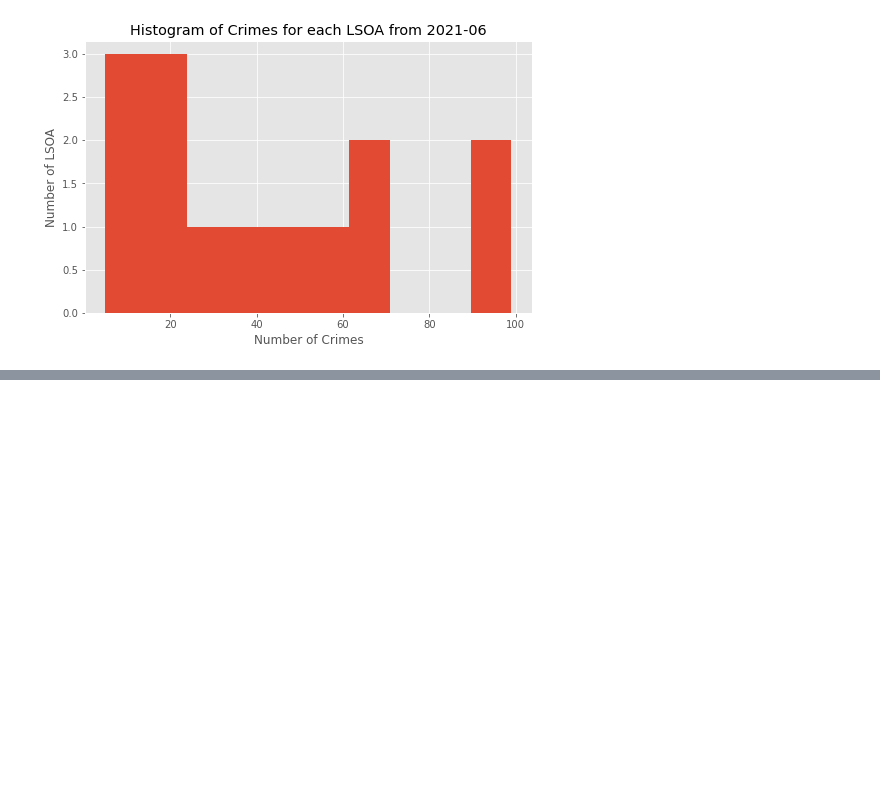
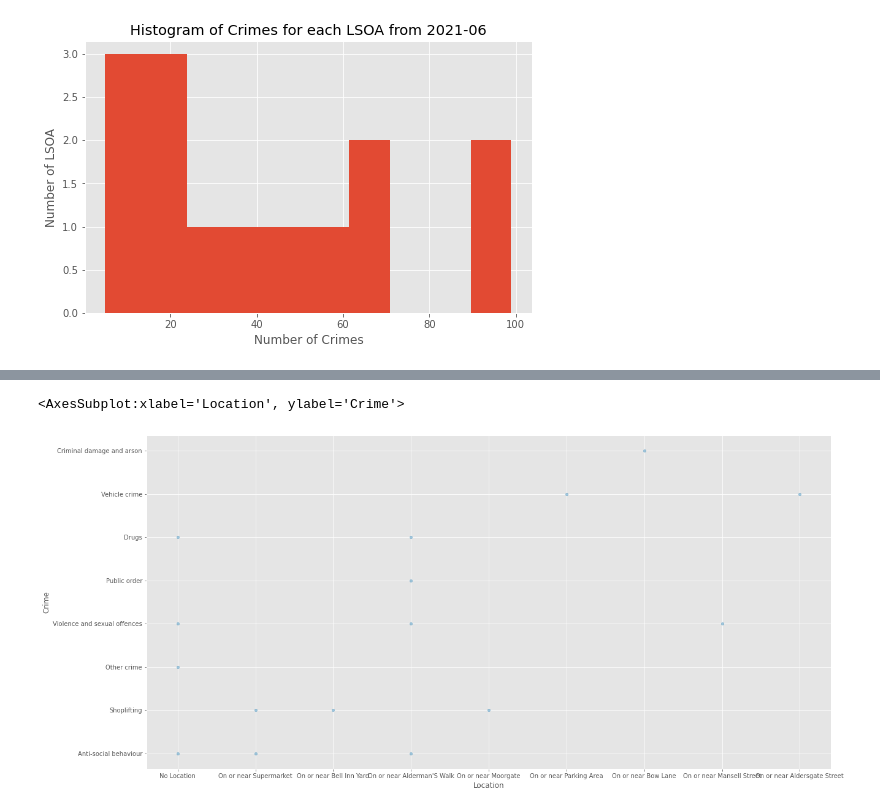
Before and after one commit to bayazidbh/H8_58, a Jupyter notebook: jupyter/Assignment01/PYTN_Assgn_1_058_bayazidbh.ipynb, the cells around one changed output, grey strips where cells are left out. Drawn from its saved outputs; the diff is of its cells as text; code cells hidden in the pictures; blank space fills up the shorter version.

```diff
--- a/jupyter/Assignment01/PYTN_Assgn_1_058_bayazidbh.ipynb
+++ b/jupyter/Assignment01/PYTN_Assgn_1_058_bayazidbh.ipynb
@@ -327,0 +344,10 @@ plt.show()
+# %%
+# Scatter Plot for Crime
+
+df_scttr = df.value_counts(subset=['Crime type', 'Location']).to_frame()
+df_scttr = df_scttr.reset_index()
+df_scttr.columns = ['Crime','Location', 'Count']
+df_scttr.head(16).plot(kind='scatter', x='Location', y='Crime', alpha=0.45, stacked=False, figsize=(20, 10))
+# %% [output]
+<AxesSubplot:xlabel='Location', ylabel='Crime'>
+[figure, added]
```
Also changed, not shown: parts of 10 cells of this notebook, 2 other files.
